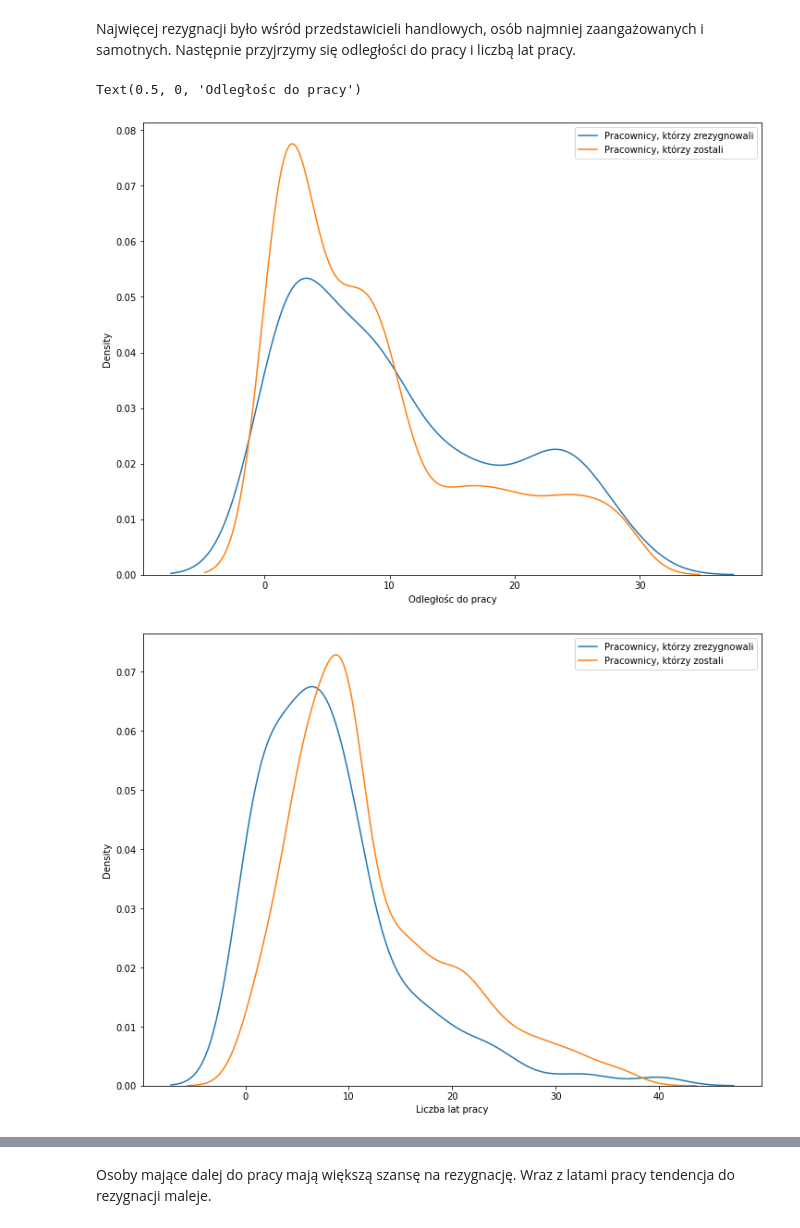
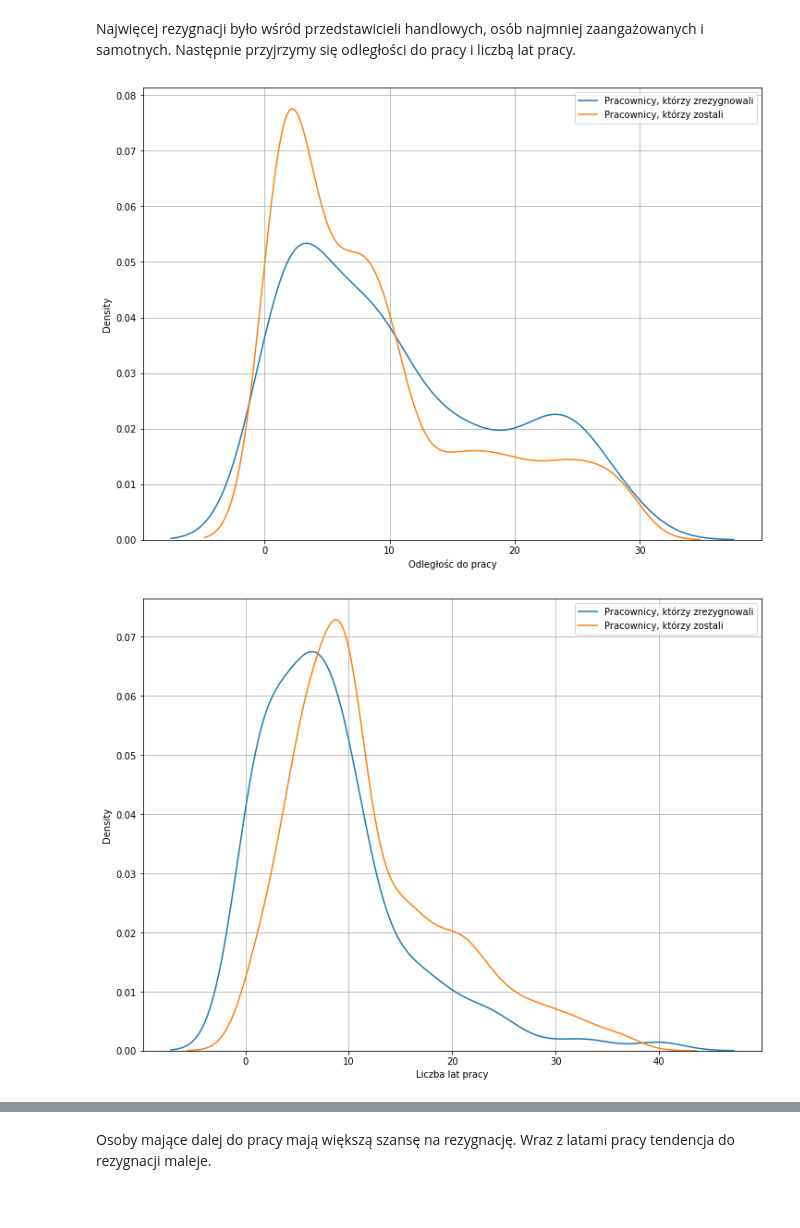
Before and after one commit to SimontheSparrow/HR-dataset, a Jupyter notebook: My HR solution.ipynb, the cells around one changed output, grey strips where cells are left out. Cells and saved outputs as stored; diff of their text form; code cells hidden in the pictures.

```diff
--- a/My HR solution.ipynb
+++ b/My HR solution.ipynb
@@ -179,20 +188,21 @@ Następnie przyjrzymy się odległości do pracy i liczbą lat pracy.
 # %%
 plt.figure(figsize=(12,9))
 sns.kdeplot(left['DistanceFromHome'])
 sns.kdeplot(stayed['DistanceFromHome']);
 plt.legend(labels=["Pracownicy, którzy zrezygnowali","Pracownicy, którzy zostali"])
 plt.xlabel('Odległośc do pracy')
+plt.grid(visible = True)
 # %% [output]
-Text(0.5, 0, 'Odległośc do pracy')
-[figure, old version]
+[figure, new version]
 # %%
 plt.figure(figsize=(12,9))
 sns.kdeplot(left['TotalWorkingYears'])
 sns.kdeplot(stayed['TotalWorkingYears'])
 plt.legend(labels=["Pracownicy, którzy zrezygnowali","Pracownicy, którzy zostali"])
 plt.xlabel('Liczba lat pracy');
+plt.grid(visible = True)
 # %% [output]
-[figure, old version]
+[figure, new version]
 # %%
 plt.figure(figsize=(12,9))
 sns.kdeplot(left['YearsWithCurrManager'])
```
Also changed, not shown: parts of 21 cells of this notebook.
